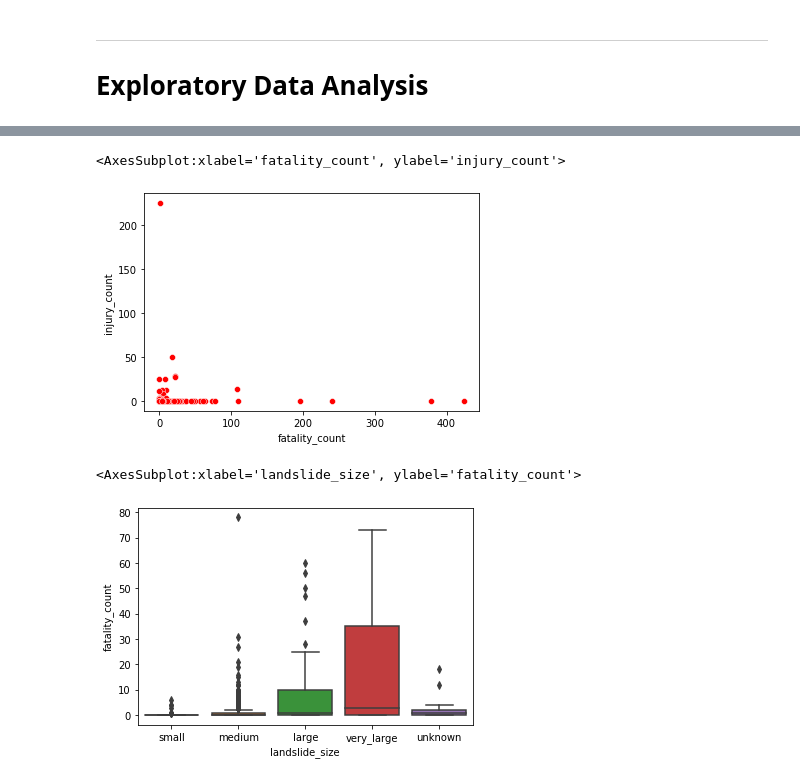
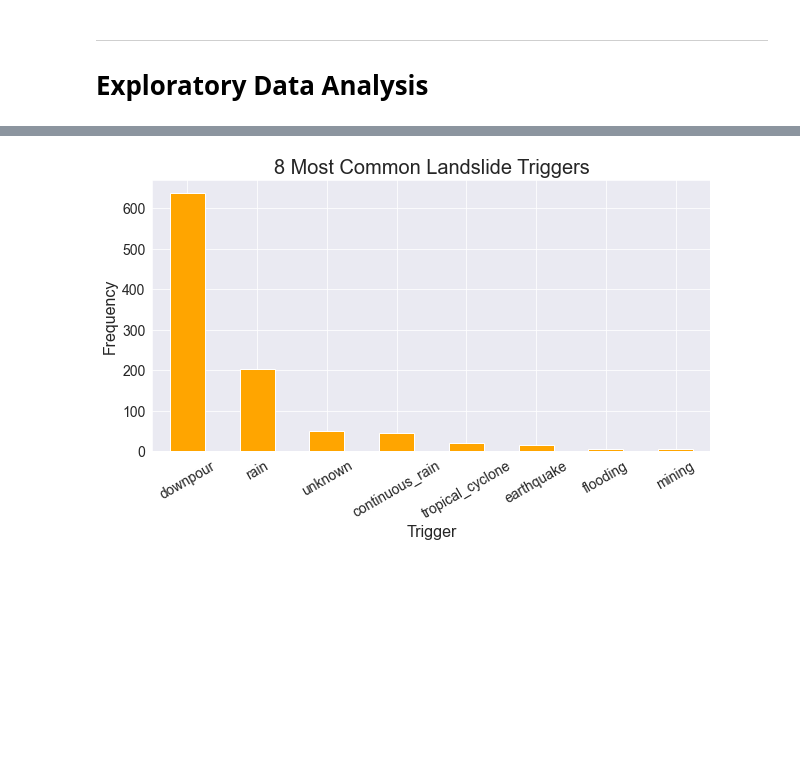
Before and after one commit to katelynnelson38/nasa_api, a Jupyter notebook: landslide_api_eda.ipynb, the cells around one changed output, grey strips where cells are left out. Saved outputs shown, nothing was run; the diff lists cells and outputs as text; code cells hidden in the pictures; blank space fills up the shorter version.

```diff
--- a/landslide_api_eda.ipynb
+++ b/landslide_api_eda.ipynb
@@ -216,10 +190,13 @@ landslide_df.head()
+# %%
+sns.set_style('darkgrid')
+plt.figure(figsize = (10, 5))
+landslide_df.groupby('landslide_trigger')['landslide_trigger'].count().sort_values(ascending = False).head(8).plot(kind = 'bar', color = 'orange', fontsize = 14)
+plt.title('8 Most Common Landslide Triggers', fontsize = 20)
+plt.xlabel('Trigger', fontsize = 16)
+plt.ylabel('Frequency',  fontsize = 16)
+plt.xticks(rotation = 30)
+plt.show()
+# %% [output]
+[figure, added]
 # %%
-sns.scatterplot(data = landslide_df, x = 'fatality_count', y = 'injury_count', color = 'red')
+sns.heatmap(landslide_df, x = 'landslide_trigger', y = 'landslide_size')
-# %% [output]
-<AxesSubplot:xlabel='fatality_count', ylabel='injury_count'>
-[figure, removed]
-# %%
-sns.boxplot(data = landslide_df[landslide_df['fatality_count'] < 100], x = 'landslide_size', y = 'fatality_count')
-# %% [output]
-<AxesSubplot:xlabel='landslide_size', ylabel='fatality_count'>
-[figure, removed]
```
Also changed, not shown: parts of 39 cells of this notebook, 2 other files.
